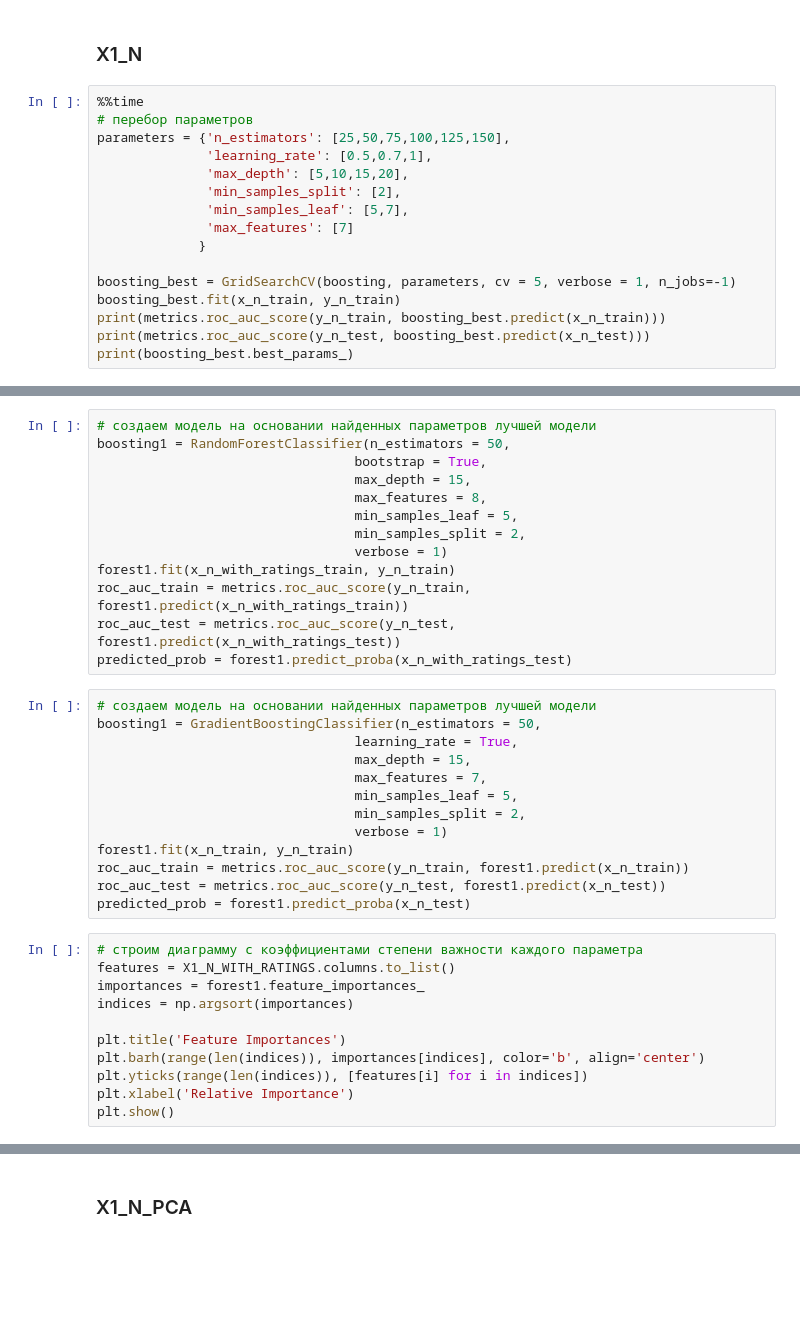
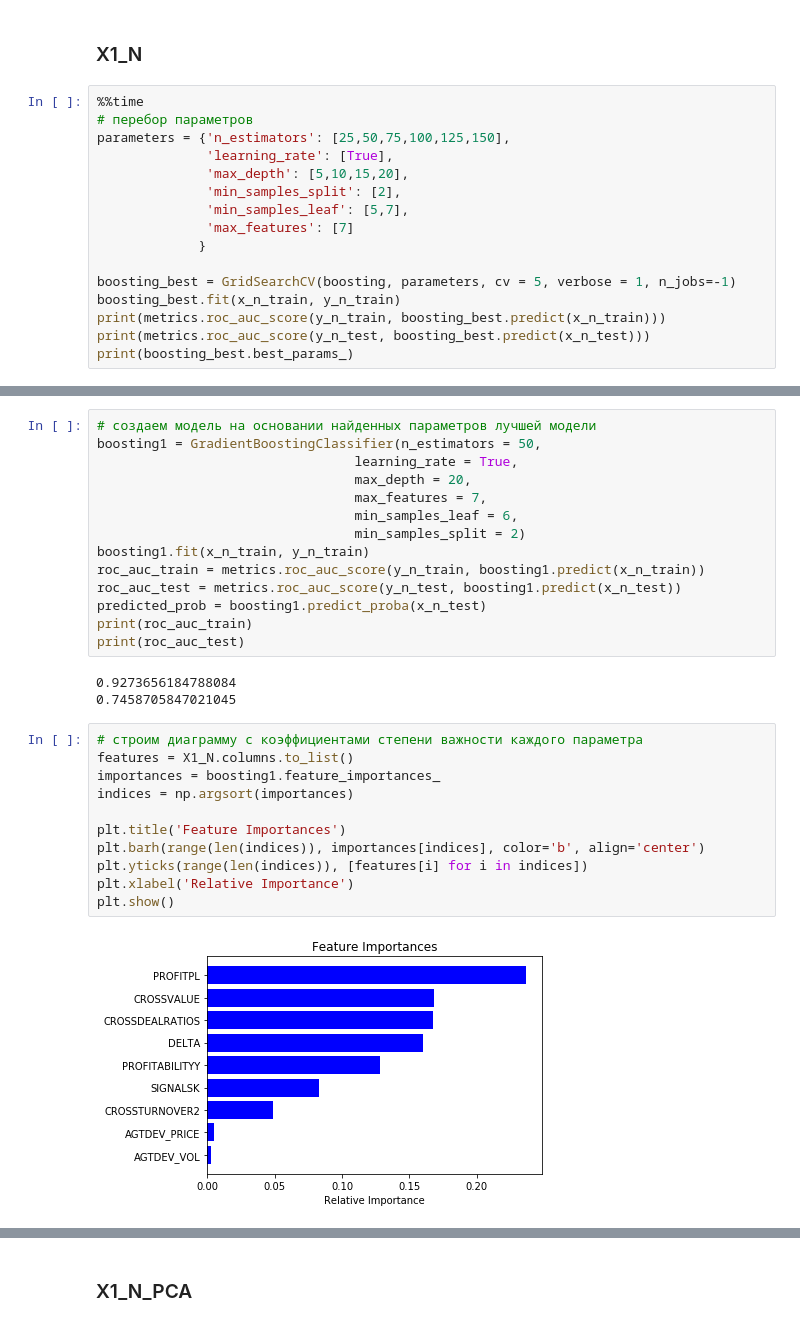
Before and after one commit to katya-luzina/noise_control, a Jupyter notebook: cross_deals.ipynb, the cells around one changed output, grey strips where cells are left out. Drawn from its saved outputs; the diff is of its cells as text; blank space fills up the shorter version.

```diff
--- a/cross_deals.ipynb
+++ b/cross_deals.ipynb
@@ -727,7 +725,7 @@ roc_auc_rf_test = []
 %%time
 # перебор параметров
 parameters = {'n_estimators': [25,50,75,100,125,150],
-              'learning_rate': [0.5,0.7,1],
+              'learning_rate': [True],
               'max_depth': [5,10,15,20],
               'min_samples_split': [2],
               'min_samples_leaf': [5,7],
@@ -745,37 +751,30 @@ Fitting 5 folds for each of 144 candidates, totalling 720 fits
 # %%
 # создаем модель на основании найденных параметров лучшей модели
-boosting1 = RandomForestClassifier(n_estimators = 50,
-                                 bootstrap = True,
-                                 max_depth = 15,
-                                 max_features = 8,
-                                 min_samples_leaf = 5,
-                                 min_samples_split = 2,
-                                 verbose = 1)
-forest1.fit(x_n_with_ratings_train, y_n_train)
-roc_auc_train = metrics.roc_auc_score(y_n_train, forest1.predict(x_n_with_ratings_train))
-roc_auc_test = metrics.roc_auc_score(y_n_test, forest1.predict(x_n_with_ratings_test))
-predicted_prob = forest1.predict_proba(x_n_with_ratings_test)
+boosting1 = GradientBoostingClassifier(n_estimators = 50,
+                                 learning_rate = True,
+                                 max_depth = 20,
+                                 max_features = 7,
+                                 min_samples_leaf = 6,
+                                 min_samples_split = 2)
+boosting1.fit(x_n_train, y_n_train)
+roc_auc_train = metrics.roc_auc_score(y_n_train, boosting1.predict(x_n_train))
+roc_auc_test = metrics.roc_auc_score(y_n_test, boosting1.predict(x_n_test))
+predicted_prob = boosting1.predict_proba(x_n_test)
+print(roc_auc_train)
+print(roc_auc_test)
+# %% [output]
+0.9273656184788084
+0.7458705847021045
-# %%
-# создаем модель на основании найденных параметров лучшей модели
-boosting1 = GradientBoostingClassifier(n_estimators = 50,
-                                 learning_rate = True,
-                                 max_depth = 15,
-                                 max_features = 7,
-                                 min_samples_leaf = 5,
-                                 min_samples_split = 2,
-                                 verbose = 1)
-forest1.fit(x_n_train, y_n_train)
-roc_auc_train = metrics.roc_auc_score(y_n_train, forest1.predict(x_n_train))
-roc_auc_test = metrics.roc_auc_score(y_n_test, forest1.predict(x_n_test))
-predicted_prob = forest1.predict_proba(x_n_test)
 # %%
 # строим диаграмму с коэффициентами степени важности каждого параметра
-features = X1_N_WITH_RATINGS.columns.to_list()
-importances = forest1.feature_importances_
+features = X1_N.columns.to_list()
+importances = boosting1.feature_importances_
 indices = np.argsort(importances)
 
 plt.title('Feature Importances')
 plt.barh(range(len(indices)), importances[indices], color='b', align='center')
 plt.yticks(range(len(indices)), [features[i] for i in indices])
 plt.xlabel('Relative Importance')
 plt.show()
+# %% [output]
+[figure, added]
```
Also changed, not shown: parts of 20 cells of this notebook.
